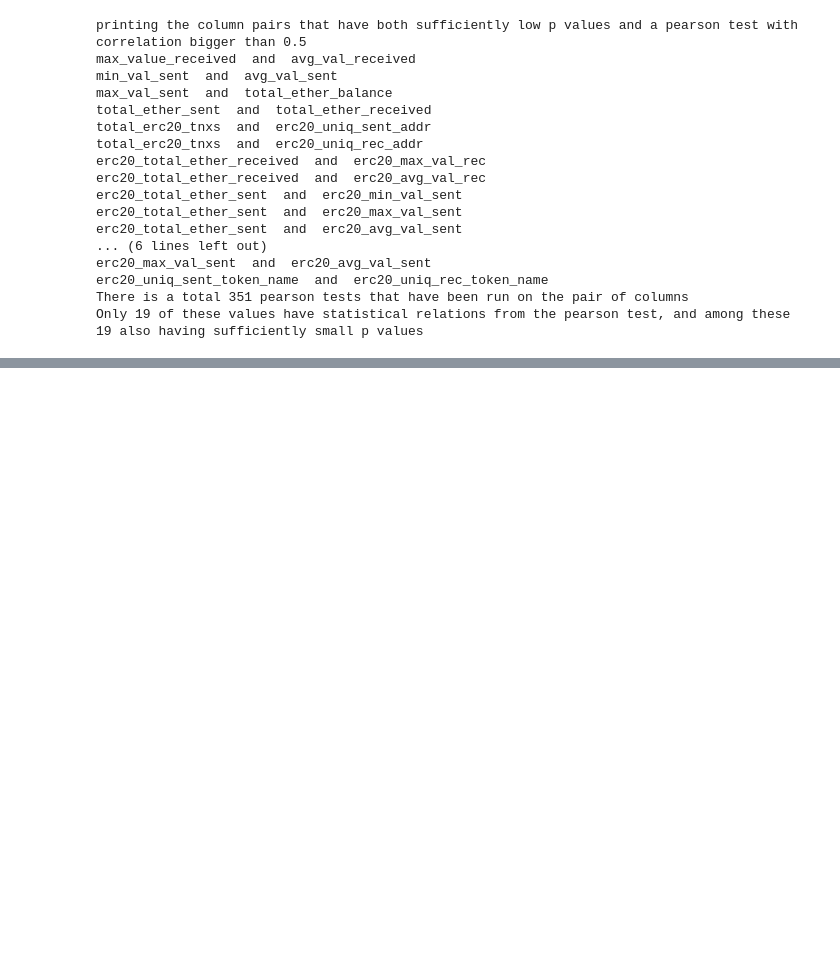
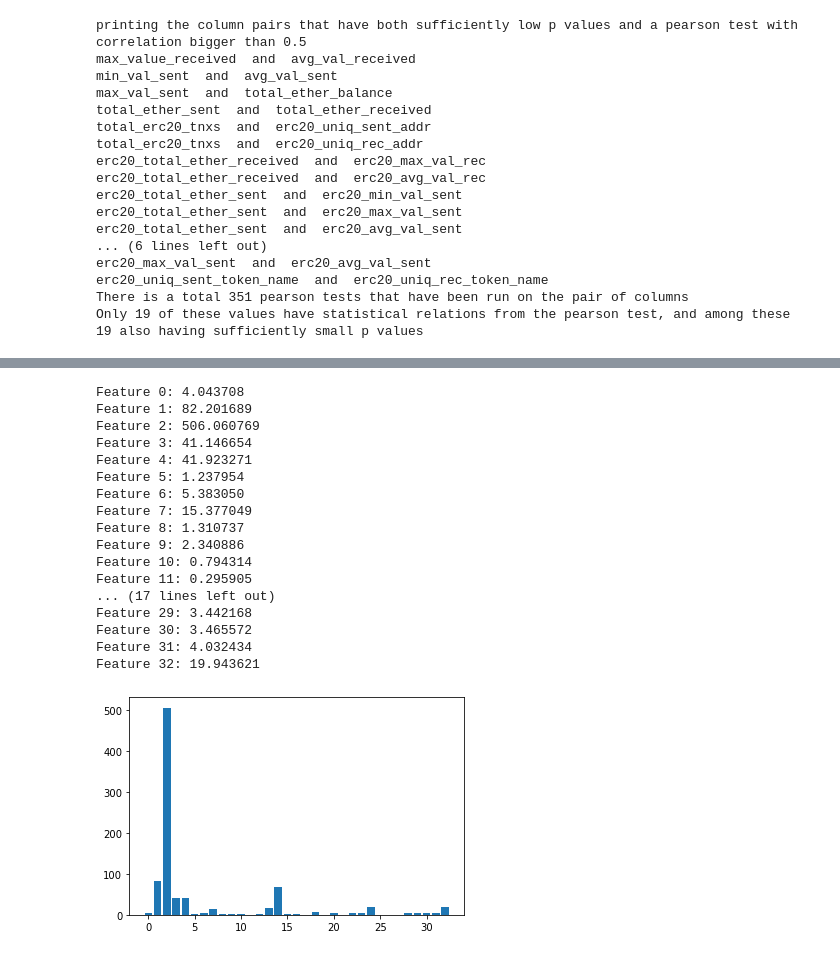
Before and after one commit to kaoutamine/EthereumFraudDetection, a Jupyter notebook: FraudDetectionDataExploration.ipynb, the cells around one changed output, grey strips where cells are left out. Drawn from its saved outputs; the diff is of its cells as text; code cells hidden in the pictures; blank space fills up the shorter version.

```diff
--- a/FraudDetectionDataExploration.ipynb
+++ b/FraudDetectionDataExploration.ipynb
@@ -283,0 +303,22 @@ Only 19 of these values have statistical relations from the pearson test, and am
+# %%
+df.columns = [x.lower() for x in df.columns]
+df.fillna(df.median(numeric_only=True), inplace=True)
+
+y = df['flag']
+df = df.drop("flag", axis = 1)
+X = df
+
+X_train, X_test, y_train, y_test = train_test_split(X, y, test_size=0.33, random_state=1)
+
+'''
+X_train = X_train.drop("index", axis =1)
+X_train = X_train.drop("address", axis =1)
+X_train = X_train.drop(" erc20 most sent token type", axis =1)
+X_train = X_train.drop(" erc20_most_rec_token_type", axis =1)
+
+
+X_test = X_test.drop("index", axis =1)
+X_test = X_test.drop("address", axis =1)
+X_test = X_test.drop(" erc20 most sent token type", axis =1)
+X_test = X_test.drop(" erc20_most_rec_token_type", axis =1)
+'''
@@ -283,0 +327,5 @@ Only 19 of these values have statistical relations from the pearson test, and am
+# %%
+X_train = X_train.drop("index", axis =1)
+X_train = X_train.drop("address", axis =1)
+X_test = X_test.drop("index", axis =1)
+X_test = X_test.drop("address", axis =1)
@@ -283,0 +350,27 @@ Only 19 of these values have statistical relations from the pearson test, and am
+# %%
+X_train_fs, X_test_fs, fs = select_features(X_train, y_train, X_test)
+# what are scores for the features
+for i in range(len(fs.scores_)):
+    print('Feature %d: %f' % (i, fs.scores_[i]))
+# plot the scores
+pyplot.bar([i for i in range(len(fs.scores_))], fs.scores_)
+pyplot.show()
+# %% [output]
+Feature 0: 4.043708
+Feature 1: 82.201689
+Feature 2: 506.060769
+Feature 3: 41.146654
+Feature 4: 41.923271
+Feature 5: 1.237954
+Feature 6: 5.383050
+Feature 7: 15.377049
+Feature 8: 1.310737
+Feature 9: 2.340886
+Feature 10: 0.794314
+Feature 11: 0.295905
+... (17 lines left out)
+Feature 29: 3.442168
+Feature 30: 3.465572
+Feature 31: 4.032434
+Feature 32: 19.943621
+[figure, added]
```
Also changed, not shown: parts of 8 cells of this notebook, 1 other file.
